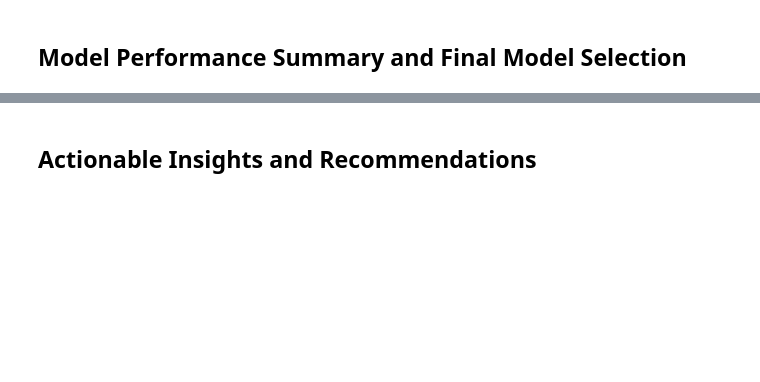
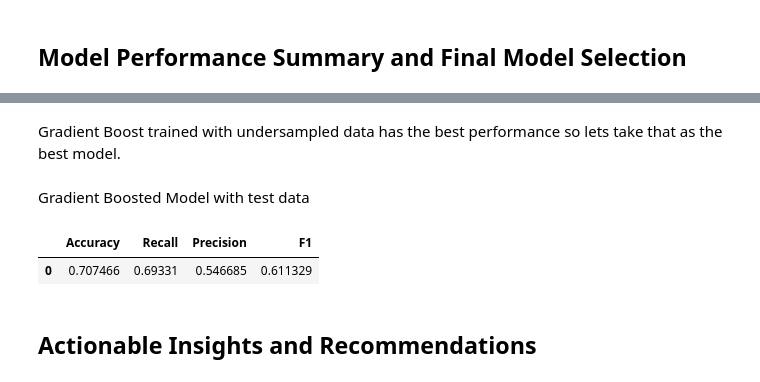
Before and after one commit to AkshayGovindaraj/GoogleColab, a Jupyter notebook: EasyVisa_Full_Code_Notebookv1.ipynb, the cells around one changed output, grey strips where cells are left out. Drawn from its saved outputs; the diff is of its cells as text; code cells hidden in the pictures; blank space fills up the shorter version.

```diff
--- a/EasyVisa_Full_Code_Notebookv1.ipynb
+++ b/EasyVisa_Full_Code_Notebookv1.ipynb
@@ -1254,0 +1296,3 @@ print("Best parameters are {} with CV score={}:" .format(randomized_cv.best_para
+# %%
+rfmodel_tuned = RandomForestClassifier(random_state=1, class_weight='balanced', n_estimators=50, min_samples_leaf=5, max_features="sqrt", max_samples=0.8)
+rfmodel_tuned.fit(X_train_un, y_train_un)
@@ -1254,0 +1308,24 @@ print("Best parameters are {} with CV score={}:" .format(randomized_cv.best_para
+# %%
+%%time
+
+# defining model
+Model = GradientBoostingClassifier(random_state=1)
+
+# Parameter grid to pass in RandomSearchCV
+param_grid = {
+    "n_estimators": [100, 200, 300, 500],
+    "max_features": ["sqrt","log2",None,0.3,0.5],
+    "learning_rate": [0.01, 0.1, 0.2, 0.05, 1],
+    "subsample": [0.7,0.8,0.9,1.0],
+}
+
+# Type of scoring used to compare parameter combinations
+scorer = metrics.make_scorer(metrics.f1_score)
+
+#Calling RandomizedSearchCV
+randomized_cv = RandomizedSearchCV(estimator=Model, param_distributions=param_grid, n_jobs = -1, n_iter=50, scoring=scorer, cv=5, random_state=1)
+
+#Fitting parameters in RandomizedSearchCV
+randomized_cv.fit(X_train_un, y_train_un)
+
+print("Best parameters are {} with CV score={}:" .format(randomized_cv.best_params_,randomized_cv.best_score_))
@@ -1257,2 +1456,11 @@ print("Best parameters are {} with CV score={}:" .format(randomized_cv.best_para
+# %% [markdown]
+Gradient Boost trained with undersampled data has the best performance so lets take that as the best model.
+# %% [markdown]
+Gradient Boosted Model with test data
+# %%
+gbmtuned_test
+# %% [output]
+|  | Accuracy | Recall | Precision | F1 |
+| 0 | 0.707466 | 0.69331 | 0.546685 | 0.611329 |
 # %% [markdown]
 ## Actionable Insights and Recommendations
```
Also changed, not shown: parts of 27 cells of this notebook.
